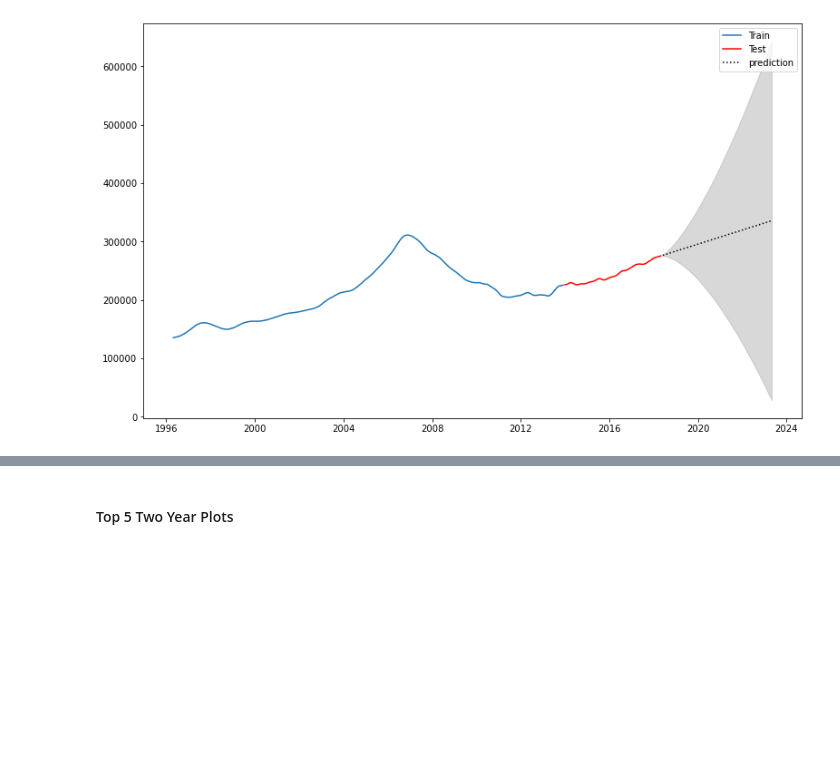
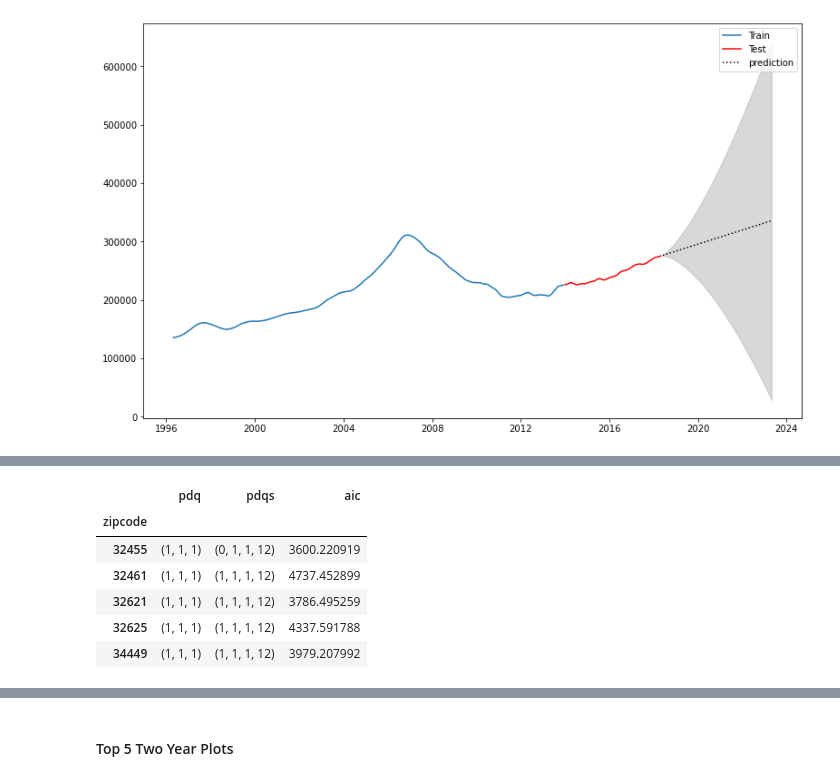
Before and after one commit to Nick-Kolowich/dsc-phase-4-project, a Jupyter notebook: time-series/Model Notebook.ipynb, the cells around one changed output, grey strips where cells are left out. Cells and saved outputs as stored; diff of their text form; code cells hidden in the pictures; blank space fills up the shorter version.

```diff
--- a/time-series/Model Notebook.ipynb
+++ b/time-series/Model Notebook.ipynb
@@ -380,6 +377,0 @@ for zipcode in results:
-# %%
-returns_list_max = []
-
-for zipcode in results:
-    pct_change = (results[zipcode]['upper'][-1] - results[zipcode]['train'][0]) / (results[zipcode]['train'][0]) * (100)
-    returns_list_max.append((zipcode, pct_change))
@@ -419,0 +430,18 @@ returns.head()
+# %%
+# create a dataframe with each of the pdq & pdqs combinations for the two year zipcodes
+ans_df = pd.DataFrame(ans, columns=['zipcode','pdq', 'pdqs', 'aic'])
+
+# find the pdq & pdqs combinations which minimize AIC
+ans_df_final = pd.DataFrame(ans_df.loc[ans_df.groupby('zipcode')['aic'].idxmin()])
+
+ans_df_final.set_index('zipcode', inplace=True)
+
+ans_df_final.head()
+# %% [output]
+|  | pdq | pdqs | aic |
+| zipcode |  |  |  |
+| 32455 | (1, 1, 1) | (0, 1, 1, 12) | 3600.220919 |
+| 32461 | (1, 1, 1) | (1, 1, 1, 12) | 4737.452899 |
+| 32621 | (1, 1, 1) | (1, 1, 1, 12) | 3786.495259 |
+| 32625 | (1, 1, 1) | (1, 1, 1, 12) | 4337.591788 |
+| 34449 | (1, 1, 1) | (1, 1, 1, 12) | 3979.207992 |
```
Also changed, not shown: parts of 50 cells of this notebook.
